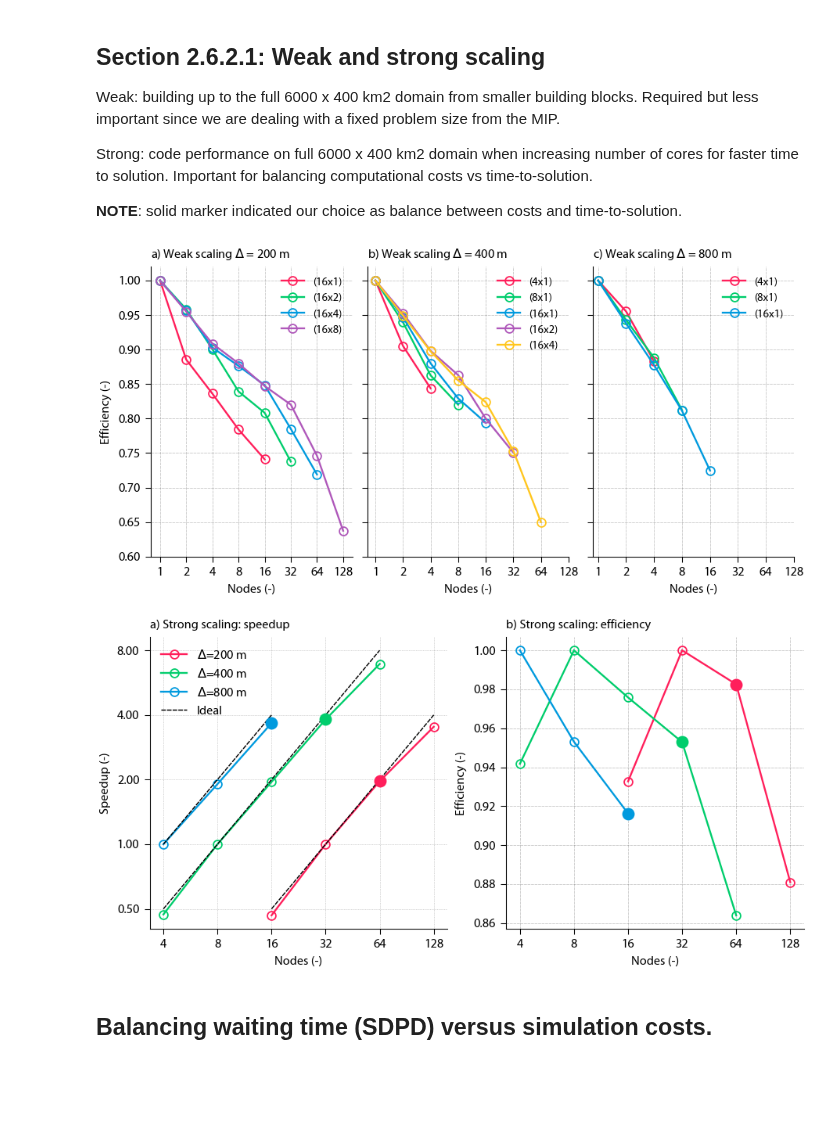
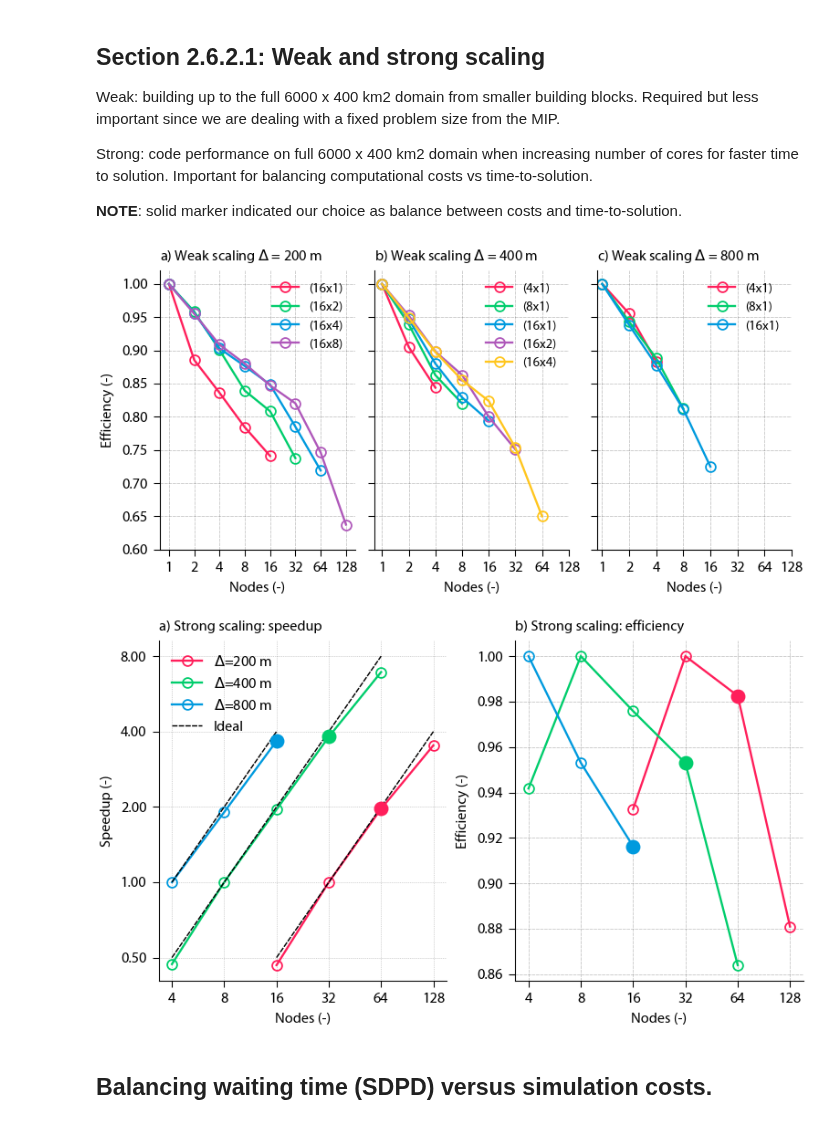
Before and after one commit to bartvstratum/projects_maq, a Jupyter notebook: 2026_connecting_the_clouds/lumi_proposal/scaling_lumi.ipynb, the cells around one changed output. Drawn from its saved outputs; the diff is of its cells as text; code cells hidden in the pictures; blank space fills up the shorter version.

Commit message:
Upate figure size for LUMI proposal.

```diff
--- a/2026_connecting_the_clouds/lumi_proposal/scaling_lumi.ipynb
+++ b/2026_connecting_the_clouds/lumi_proposal/scaling_lumi.ipynb
@@ -139,13 +139,13 @@ Strong: code performance on full 6000 x 400 km2 domain when increasing number of
 # %%
 # Chosen configuration for balance SDPD and SBUs.
 chosen_200 = 2
-chosen_400 = 3
+chosen_400 = 2
 chosen_800 = 2
 # %%
 def plot_weak(case, ax, *args, **kwargs):
     ax.plot(case.nodes, case.cpudt_mean[0]/case.cpudt_mean, *args, mfc='none', **kwargs)
 
-fig, (ax_w1, ax_w2, ax_w3) = plt.subplots(1, 3, figsize=(7, 3.5), layout='constrained', sharey=True)
+fig, (ax_w1, ax_w2, ax_w3) = plt.subplots(1, 3, figsize=(6, 3), layout='constrained', sharey=True)
 
 ax_w1.set_title(r'a) Weak scaling $\Delta$ = 200 m', loc='left')
 plot_weak(case.r200_128_16x1, ax_w1, '-o', color='C0', label=r'(16x1)')
@@ -180,7 +180,7 @@ ax_w1.set_ylabel('Efficiency (-)')
 plt.savefig('weak_scaling.png')
 plt.savefig('weak_scaling.pdf')
 # %% [output]
-[figure, old version]
+[figure, new version]
 # %%
 def plot_strong_efficiency(case, ax, chosen=None, *args, **kwargs):
     kwargs.setdefault('mfc', 'none')
@@ -211,40 +211,40 @@ def plot_strong_speedup(case, ax, chosen=None, *args, **kwargs):
                 linestyle='none', label='_nolegend_')
 
 
-fig, (ax_sp, ax_ef) = plt.subplots(1, 2, figsize=(7, 3.5), layout='constrained')
+fig, (ax_sp, ax_ef) = plt.subplots(1, 2, figsize=(6, 3.5), layout='constrained')
 
 ax_sp.set_title(r'a) Strong scaling: speedup', loc='left')
 plot_strong_speedup(case.r200, ax_sp, chosen_200, '-o', color='C0', label=r'$\Delta$=200 m')
 plot_strong_speedup(case.r400, ax_sp, chosen_400, '-o', color='C1', label=r'$\Delta$=400 m')
 plot_strong_speedup(case.r800, ax_sp, chosen_800, '-o', color='C2', label=r'$\Delta$=800 m')
 ax_sp.plot([], [], '--', color='k', linewidth=0.8, label='Ideal')
 ax_sp.legend(loc='upper left')
 ax_sp.set_xlabel('Nodes (-)')
 ax_sp.set_ylabel('Speedup (-)')
 ax_sp.set_xscale('log', base=2)
 ax_sp.set_yscale('log', base=2)
 ax_sp.xaxis.set_major_formatter(mticker.ScalarFormatter())
 ax_sp.yaxis.set_major_formatter(mticker.ScalarFormatter())
 ax_sp.set_xticks([4, 8, 16, 32, 64, 128])
 ax_sp.grid(which='both', linestyle=':', linewidth=0.5)
 ax_sp.minorticks_off()
 
 ax_ef.set_title(r'b) Strong scaling: efficiency', loc='left')
 plot_strong_efficiency(case.r200, ax_ef, chosen_200, '-o', color='C0')
 plot_strong_efficiency(case.r400, ax_ef, chosen_400, '-o', color='C1')
 plot_strong_efficiency(case.r800, ax_ef, chosen_800, '-o', color='C2')
 ax_ef.set_ylabel('Efficiency (-)')
 ax_ef.set_xlabel('Nodes (-)')
 ax_ef.set_xscale('log', base=2)
 ax_ef.xaxis.set_major_formatter(mticker.ScalarFormatter())
 ax_ef.set_xticks([4, 8, 16, 32, 64, 128])
 ax_ef.minorticks_off()
 ax_ef.grid()
 
 plt.savefig('strong_scaling.png')
 plt.savefig('strong_scaling.pdf')
 # %% [output]
-[figure, old version]
+[figure, new version]
 # %% [markdown]
 
 ## Balancing waiting time (SDPD) versus simulation costs.
```
Also changed, not shown: parts of 1 cell of this notebook, 8 other files.
